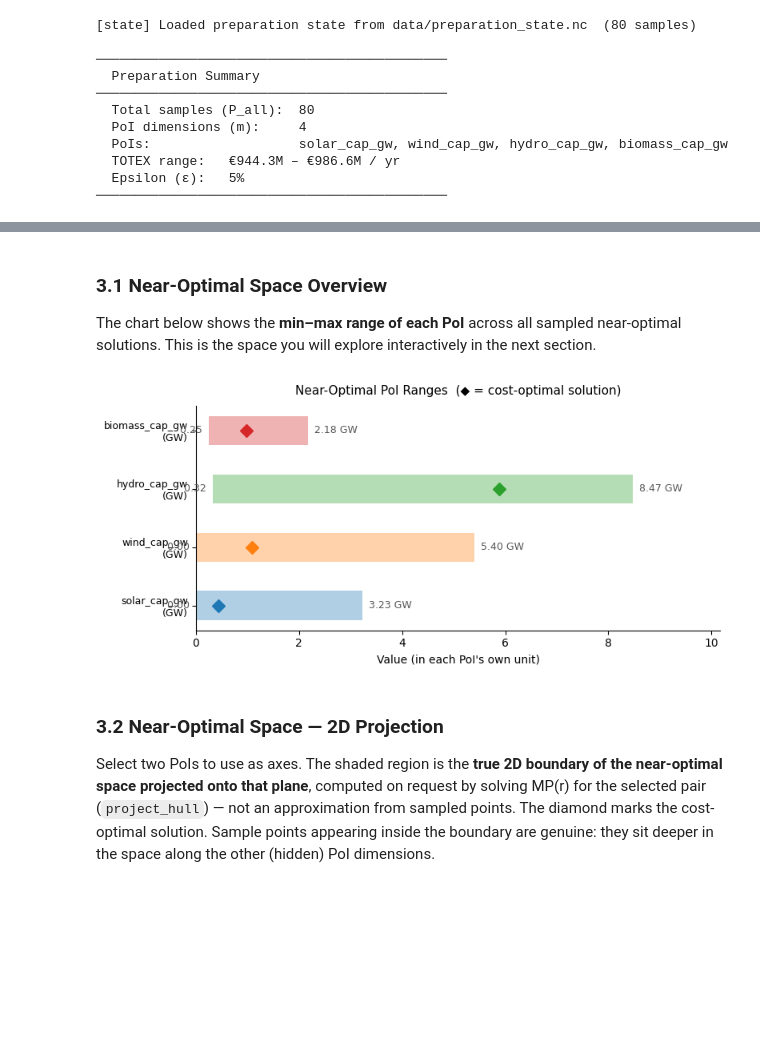
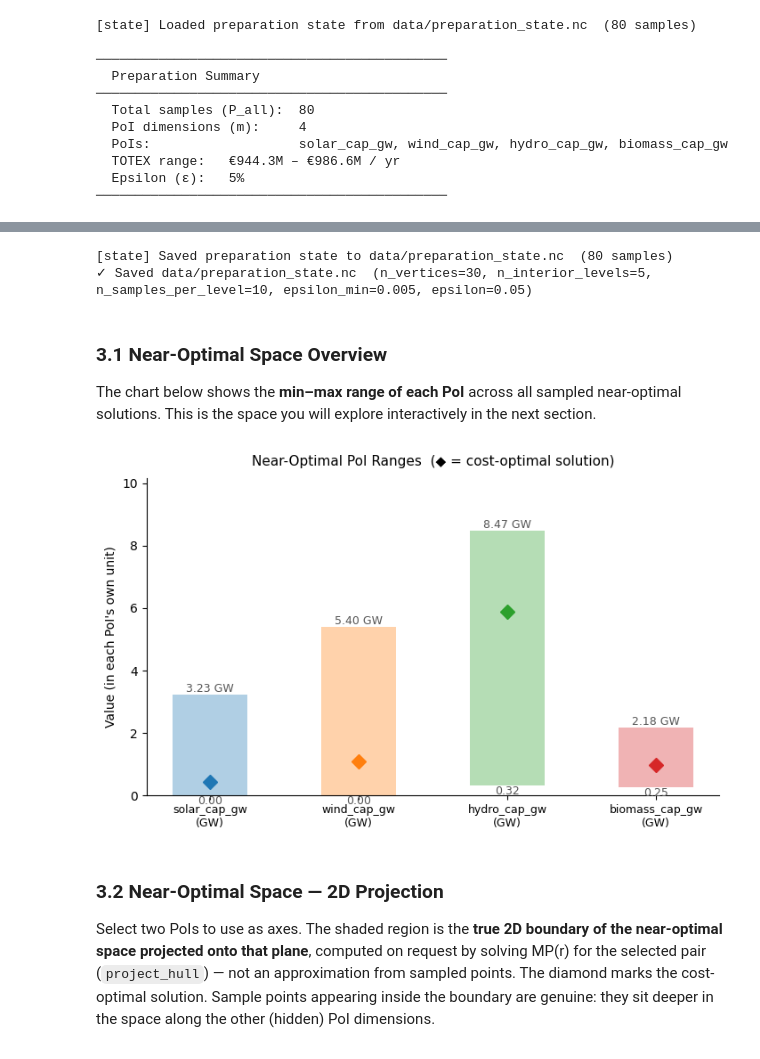
Before and after one commit to Alaa-Sleimi/pypsa-mga-explorer, a Jupyter notebook: mga_exploration.ipynb, the cells around one changed output, grey strips where cells are left out. Drawn from its saved outputs; the diff is of its cells as text; code cells hidden in the pictures; blank space fills up the shorter version.

Commit message:
Notebook refactoring

```diff
--- a/mga_exploration.ipynb
+++ b/mga_exploration.ipynb
@@ -33,9 +33,11 @@ import ipywidgets as widgets
 from IPython.display import display
 
 # ── USER CONFIGURATION ──────────────────────────────────────────
-network_source = "A"   # "A" = define the network in this notebook (Option A)
-                       # "B" = load a solved .nc file (Option B)
+network_source = "fresh"   # "fresh"     = build the demo network in this notebook
+                           # "load_file" = load an existing PyPSA network .nc file
 # ────────────────────────────────────────────────────────────────
+assert network_source in ("fresh", "load_file"), (
+    f'network_source must be "fresh" or "load_file", got {network_source!r}')
 # %% [markdown]
 ### 1.1 Provide Your Network
 
@@ -183,14 +189,16 @@ Defining and solving network in notebook ...
 # %%
 # ══════════════════════════════════════════════════════════════════
-#  OPTION B — Load a solved network from a .nc file
-#  Runs only when network_source == "B" (set in the Section 1 setup
-#  cell); otherwise it prints a note and does nothing.
+#  LOAD FROM FILE — load an existing solved PyPSA network .nc
+#  Runs only when network_source == "load_file" (set in the Section 1
+#  setup cell); otherwise it prints a note and does nothing.
+#  This is only a shortcut to skip defining a network in the notebook —
+#  it has nothing to do with PoIs or the preparation phase.
 # ══════════════════════════════════════════════════════════════════
 
 import pypsa
 
-if network_source != "B":
-    print('network_source != "B" — skipping Option B (load a solved .nc file).')
+if network_source != "load_file":
+    print('network_source != "load_file" — skipping load from file (existing PyPSA network .nc).')
 else:
     # ── USER CONFIGURATION ──────────────────────────────────────────
     network_path = "data/network.nc"   # <-- change this to your file path
@@ -201,7 +209,7 @@ else:
     opt_cost = network.objective
 
     # Section 3's preparation builds fresh networks; expose the same build_network()
-    # factory Option A provides, here as a copy of the loaded network.
+    # factory the fresh run provides, here as a copy of the loaded network.
     def build_network():
         return network.copy()
 
@@ -218,5 +226,5 @@ else:
     print(f"  {'Epsilon (ε)':<20} {epsilon*100:.0f}%")
     print(f"  {'TOTEX budget':<20} €{opt_cost*(1+epsilon)/1e6:,.1f}M / yr")
     print("─" * 40)
-    print("  ✓ Network loaded successfully (Option B).")
+    print("  ✓ Network loaded successfully (load from file).")
 # %% [output]
@@ -357,33 +426,55 @@ print("─" * 45)
+# %%
+from mga_engine.preparation_state import make_fingerprint, save as save_state
+
+# Guard: refuse if the preparation phase has not been run (or loaded) yet.
+assert all(name in globals() for name in
+           ("P_all", "v", "Gamma", "solutions", "p_star", "poi_names")), (
+    "Nothing to save — run the Section 3 preparation cell first.")
+
+# Fingerprint of the current network / PoIs / epsilon, stored as global
+# attributes (along with the sampling parameters) so the preparation cell
+# can verify the file on load.
+fingerprint = make_fingerprint(network, poi_definitions, epsilon)
+save_state(preparation_state_path, P_all, v, Gamma, solutions, p_star, epsilon,
+           poi_names, fingerprint=fingerprint, n_vertices=n_vertices,
+           n_interior_levels=n_interior_levels, n_samples_per_level=n_samples_per_level,
+           epsilon_min=epsilon_min)
+print(f"✓ Saved {preparation_state_path}  (n_vertices={n_vertices}, "
+      f"n_interior_levels={n_interior_levels}, n_samples_per_level={n_samples_per_level}, "
+      f"epsilon_min={epsilon_min}, epsilon={epsilon})")
+# %% [output]
+[state] Saved preparation state to data/preparation_state.nc  (80 samples)
+✓ Saved data/preparation_state.nc  (n_vertices=30, n_interior_levels=5, n_samples_per_level=10, epsilon_min=0.005, epsilon=0.05)
 # %% [markdown]
 ### 3.1 Near-Optimal Space Overview
 
 The chart below shows the **min–max range of each PoI** across all sampled near-optimal solutions. This is the space you will explore interactively in the next section.
 # %%
 # ── PoI ranges (poi_min/poi_max) from the Section 3 preparation cell ─
-fig, ax = plt.subplots(figsize=(8, 0.7 * len(poi_specs) + 1))
+fig, ax = plt.subplots(figsize=(max(6.0, 1.8 * len(poi_specs)), 4.5))
 
 colors = plt.cm.tab10.colors
-y_pos  = range(len(poi_specs))
+x_pos  = range(len(poi_specs))
 
 for i, spec in enumerate(poi_specs):
     unit = poi_units[spec.name]
     lo, hi = poi_min[i], poi_max[i]
     c = colors[i % len(colors)]
-    ax.barh(i, hi - lo, left=lo, height=0.5, color=c, alpha=0.35, label=spec.name)
-    ax.plot(p_star[i], i, "D", color=c, markersize=8, zorder=5)
-    ax.text(hi, i, f"  {hi:.2f} {unit}", va="center", fontsize=9, color="#555")
-    ax.text(lo, i, f"{lo:.2f}  ", va="center", ha="right", fontsize=9, color="#555")
+    ax.bar(i, hi - lo, bottom=lo, width=0.5, color=c, alpha=0.35, label=spec.name)
+    ax.plot(i, p_star[i], "D", color=c, markersize=8, zorder=5)
+    ax.text(i, hi, f"{hi:.2f} {unit}", ha="center", va="bottom", fontsize=9, color="#555")
+    ax.text(i, lo, f"{lo:.2f}", ha="center", va="top", fontsize=9, color="#555")
 
-ax.set_yticks(list(y_pos))
-ax.set_yticklabels([f"{spec.name}\n({poi_units[spec.name]})" for spec in poi_specs], fontsize=9)
-ax.set_xlabel("Value (in each PoI's own unit)", fontsize=10)
+ax.set_xticks(list(x_pos))
+ax.set_xticklabels([f"{spec.name}\n({poi_units[spec.name]})" for spec in poi_specs], fontsize=9)
+ax.set_ylabel("Value (in each PoI's own unit)", fontsize=10)
 ax.set_title("Near-Optimal PoI Ranges  (◆ = cost-optimal solution)", fontsize=11, pad=10)
 ax.spines[["top", "right"]].set_visible(False)
-ax.margins(x=0.2)
+ax.margins(y=0.2)
 plt.tight_layout()
 plt.show()
 # %% [output]
-[figure, old version]
+[figure, new version]
 # %% [markdown]
 ### 3.2 Near-Optimal Space — 2D Projection
 
```
Also changed, not shown: parts of 13 cells of this notebook, 5 other files.
